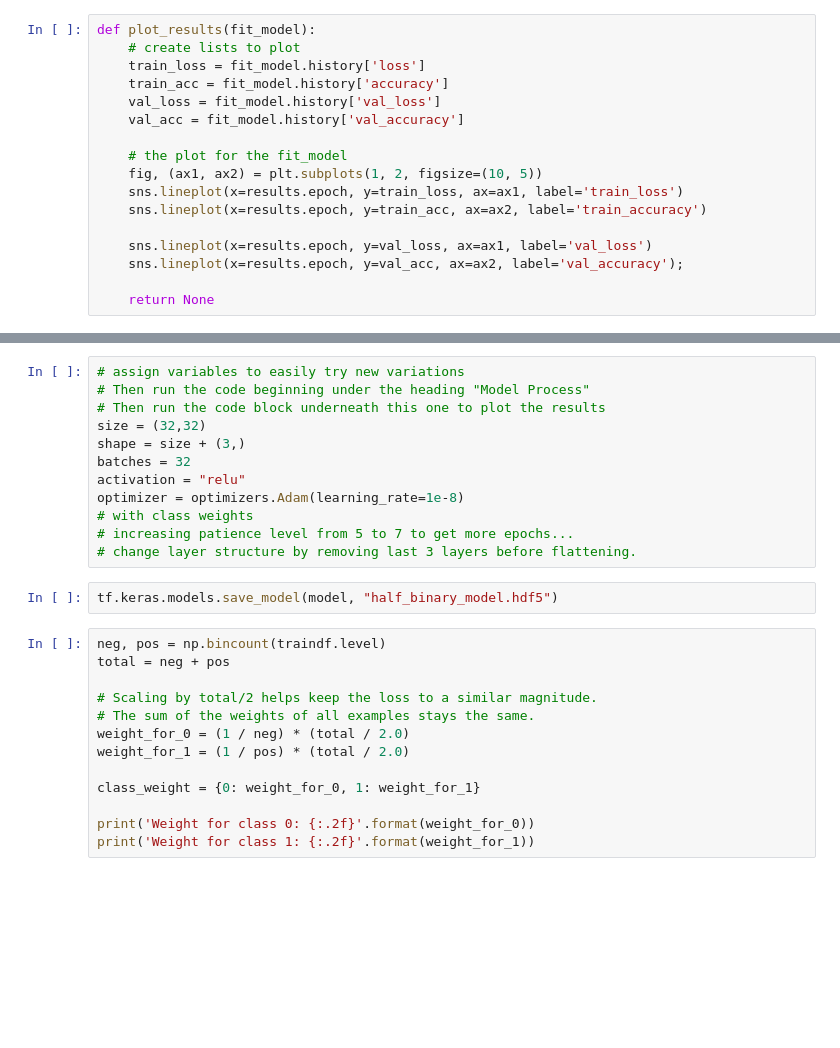
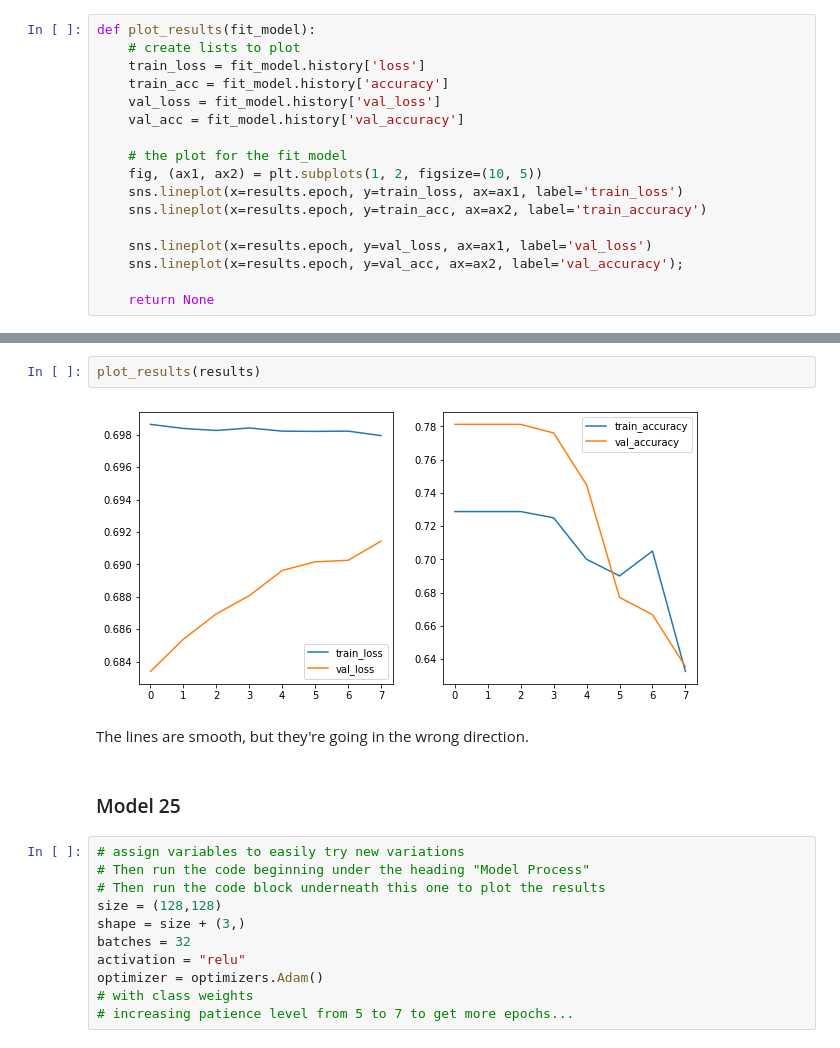
Before and after one commit to jonniebrown/Classifying-Diabetic-Retinopathy-with-CNN, a Jupyter notebook: Notebooks/binary_tuning.ipynb, the cells around one changed output, grey strips where cells are left out. Cells and saved outputs as stored; diff of their text form; blank space fills up the shorter version.

```diff
--- a/Notebooks/binary_tuning.ipynb
+++ b/Notebooks/binary_tuning.ipynb
@@ -835,27 +709,19 @@ optimizer = optimizers.Adam(learning_rate=1e-4)
+# %%
+plot_results(results)
+# %% [output]
+[figure, added]
+# %% [markdown]
+The lines are smooth, but they're going in the wrong direction.
+# %% [markdown]
+### Model 25
 # %%
 # assign variables to easily try new variations
 # Then run the code beginning under the heading "Model Process"
 # Then run the code block underneath this one to plot the results
-size = (32,32)
+size = (128,128)
 shape = size + (3,)
 batches = 32
 activation = "relu"
-optimizer = optimizers.Adam(learning_rate=1e-8)
+optimizer = optimizers.Adam()
 # with class weights
 # increasing patience level from 5 to 7 to get more epochs...
-# change layer structure by removing last 3 layers before flattening.
-# %%
-tf.keras.models.save_model(model, "half_binary_model.hdf5")
-# %%
-neg, pos = np.bincount(traindf.level)
-total = neg + pos
-
-# Scaling by total/2 helps keep the loss to a similar magnitude.
-# The sum of the weights of all examples stays the same.
-weight_for_0 = (1 / neg) * (total / 2.0)
-weight_for_1 = (1 / pos) * (total / 2.0)
-
-class_weight = {0: weight_for_0, 1: weight_for_1}
-
-print('Weight for class 0: {:.2f}'.format(weight_for_0))
-print('Weight for class 1: {:.2f}'.format(weight_for_1))
```
Also changed, not shown: parts of 85 cells of this notebook, 2 other files.
